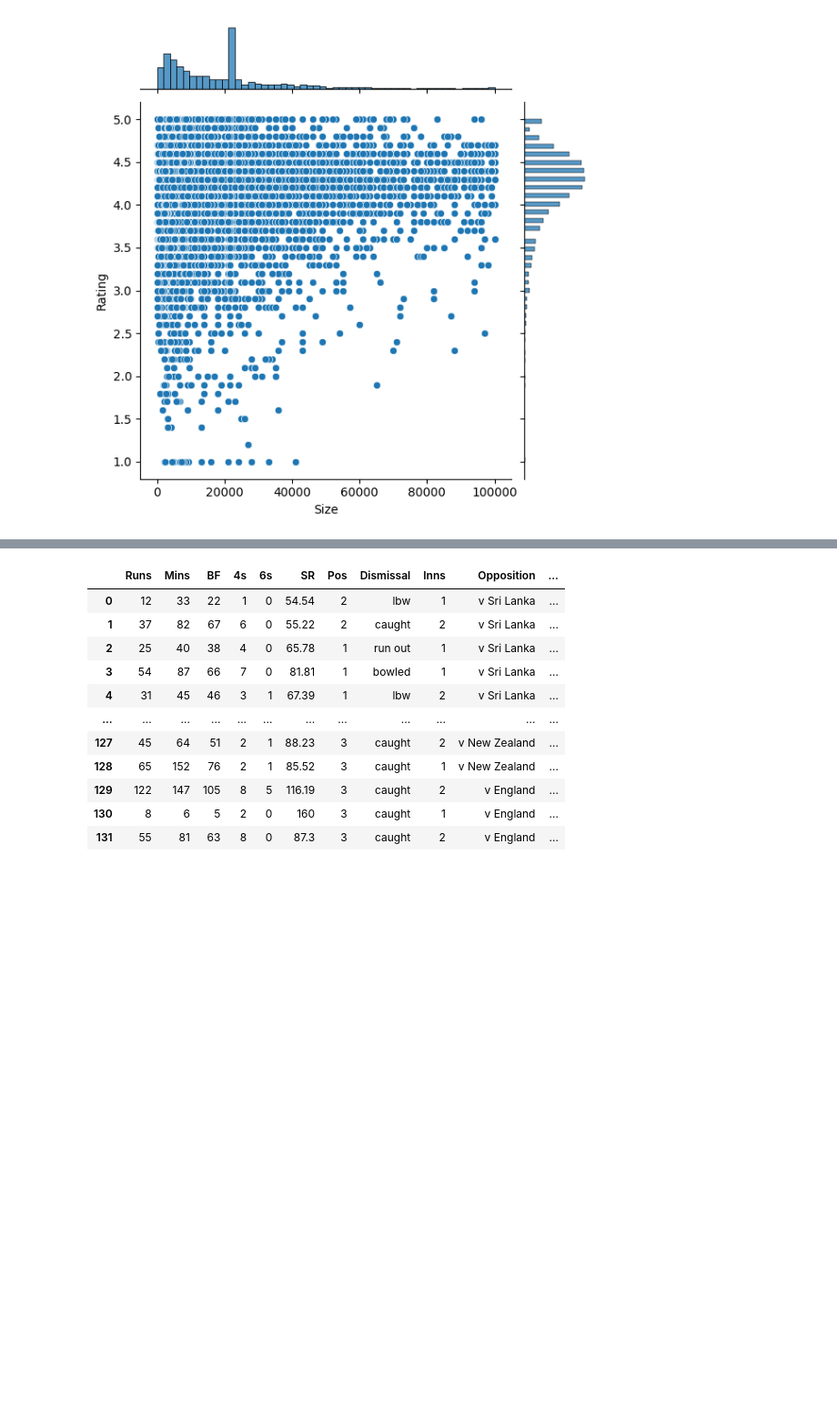
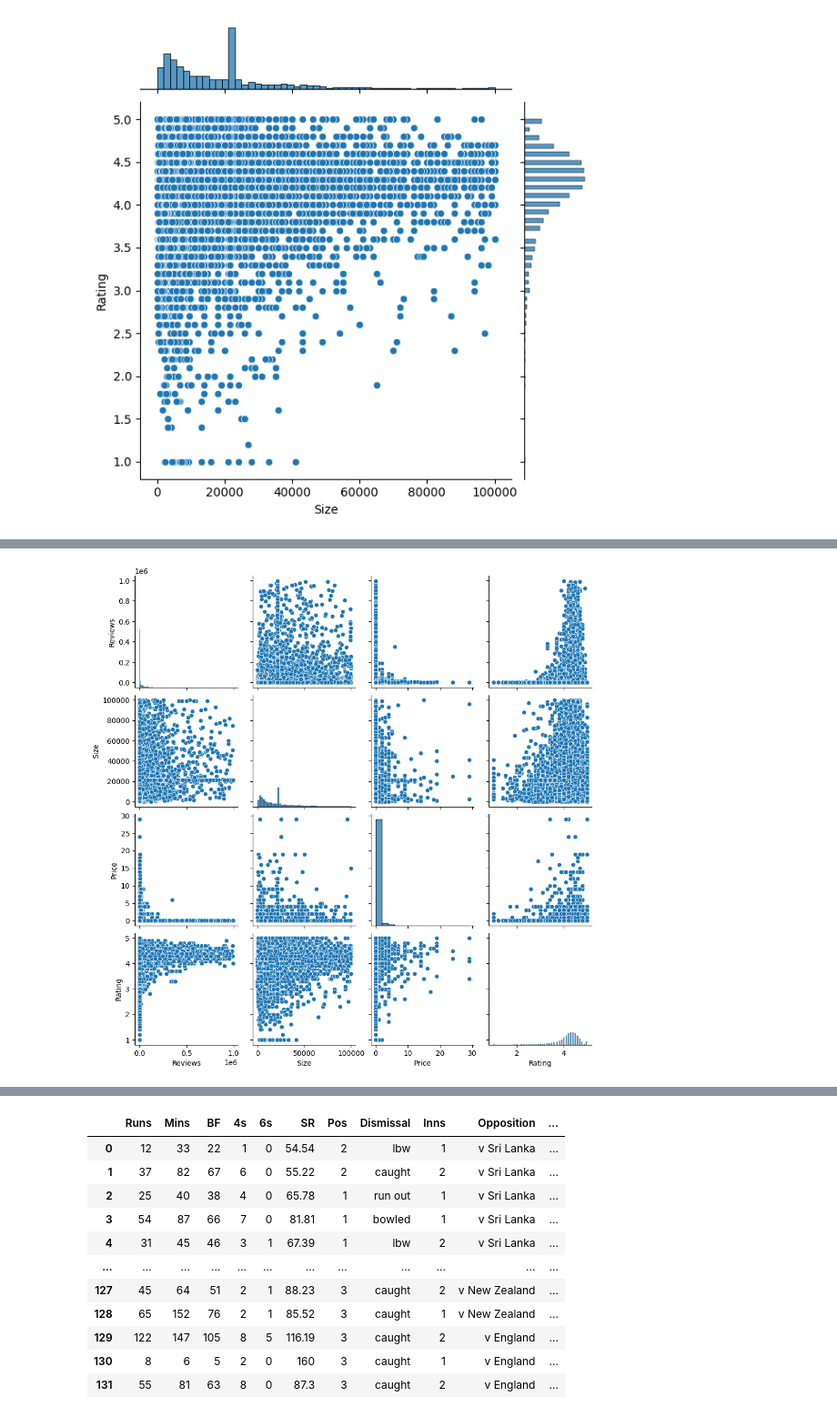
Before and after one commit to AnshumanMohapatra11121999/DataScienceAndAI-, a Jupyter notebook: DataVisualization_case_study_module.ipynb, the cells around one changed output, grey strips where cells are left out. Shown at 91% size. Cells and saved outputs as stored; diff of their text form; code cells hidden in the pictures; blank space fills up the shorter version.

```diff
--- a/DataVisualization_case_study_module.ipynb
+++ b/DataVisualization_case_study_module.ipynb
@@ -957,0 +1006,5 @@ Scatterplot (Seaborn)
+# %%
+sns.pairplot(pldf[["Reviews","Size","Price","Rating"]])
+plt.show()
+# %% [output]
+[figure, added]
```
Also changed, not shown: parts of 65 cells of this notebook.
